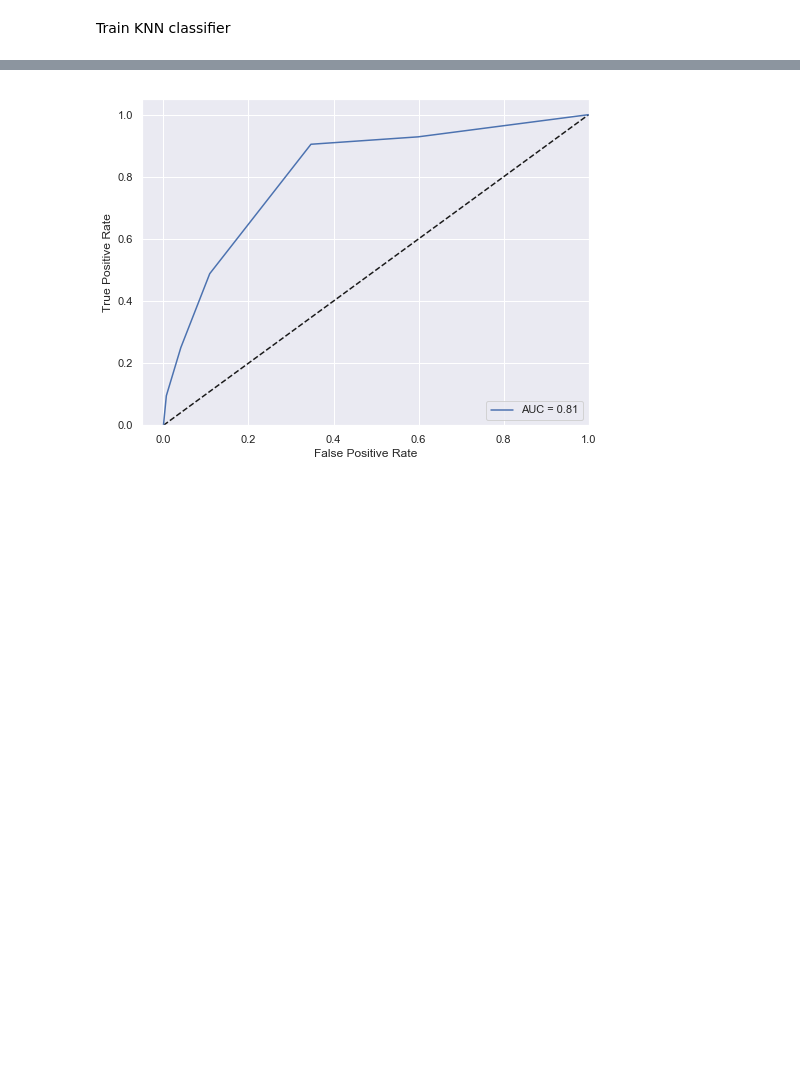
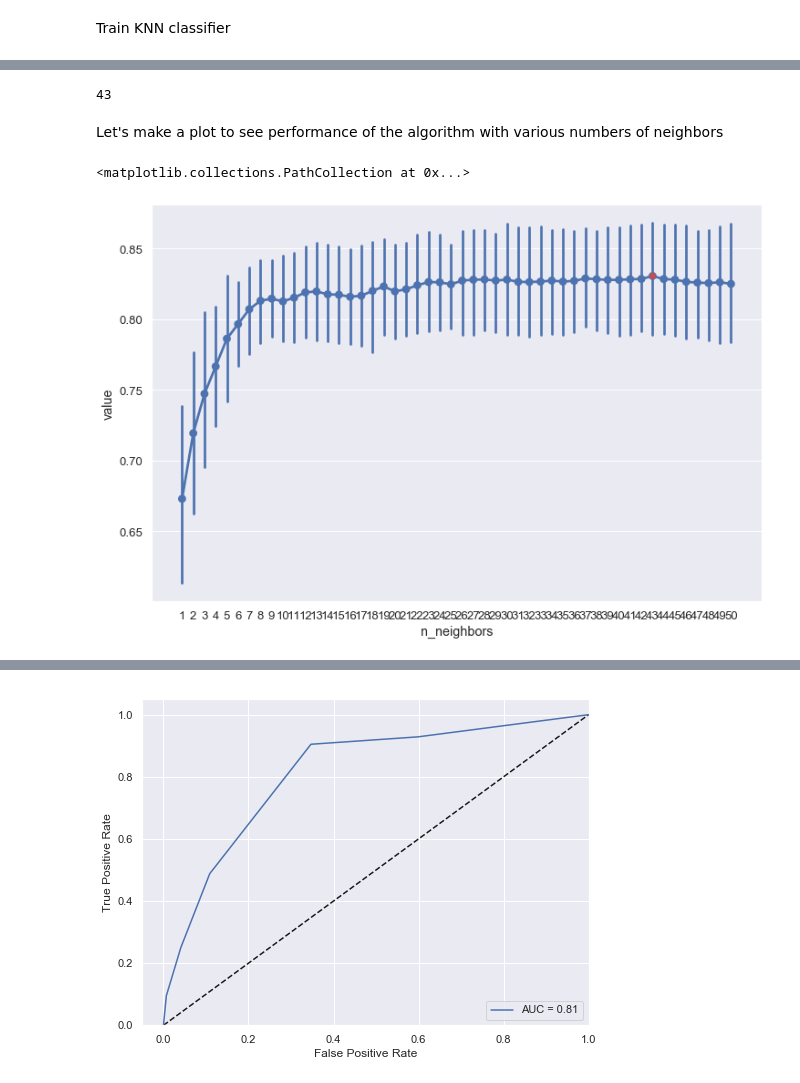
Before and after one commit to marius-mather/lessons-mlpy, a Jupyter notebook: _episodes_rmd/50-Classification.ipynb, the cells around one changed output, grey strips where cells are left out. Saved outputs shown, nothing was run; the diff lists cells and outputs as text; code cells hidden in the pictures; blank space fills up the shorter version.

```diff
--- a/_episodes_rmd/50-Classification.ipynb
+++ b/_episodes_rmd/50-Classification.ipynb
@@ -495,0 +537,24 @@ outcome_pred_prob1 = [p[1] for p in outcome_pred_prob] # hopefully close to 1 fo
+# %%
+print(fit_knn.best_estimator_.n_neighbors)
+# %% [output]
+43
+# %%
+# lets make a pandas dataframe to enable plotting
+cvresults = pd.DataFrame.from_dict({k: v for k, v in fit_knn.cv_results_.items() if k.startswith('split')})
+cvparams = pd.DataFrame.from_dict(fit_knn.cv_results_['params'])
+knn_cv_results = pd.concat([cvresults, cvparams], axis=1).melt(id_vars=['n_neighbors'])
+# %% [markdown]
+Let's make a plot to see performance of the algorithm with various numbers of neighbors
+# %%
+_ = sns.pointplot(x="n_neighbors",
+                  y="value",
+                 data = knn_cv_results)
+# need to subtract 1 for x due to zero-based indexing
+plt.scatter(x = fit_knn.best_estimator_.n_neighbors-1,
+            y = knn_cv_results[knn_cv_results['n_neighbors'] == fit_knn.best_estimator_.n_neighbors]['value'].mean(),
+            color = 'r',
+            # plots point on top of other plot
+            zorder = 10)
+# %% [output]
+<matplotlib.collections.PathCollection at 0x...>
+[figure, added]
```
Also changed, not shown: parts of 25 cells of this notebook, 1 other file.
